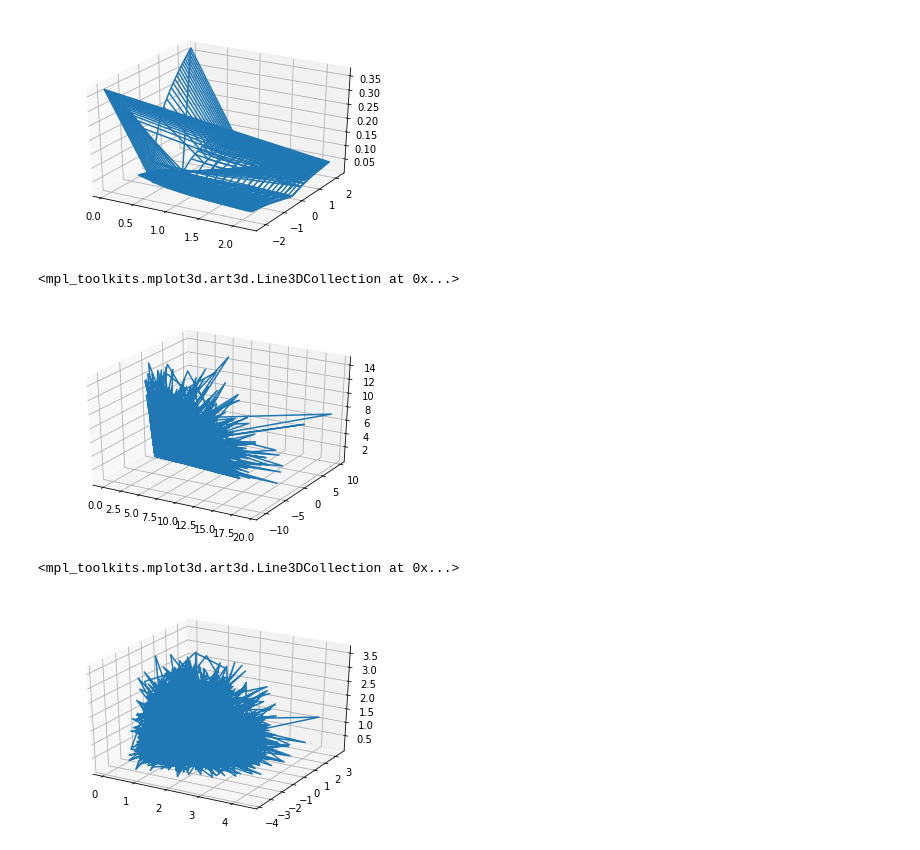
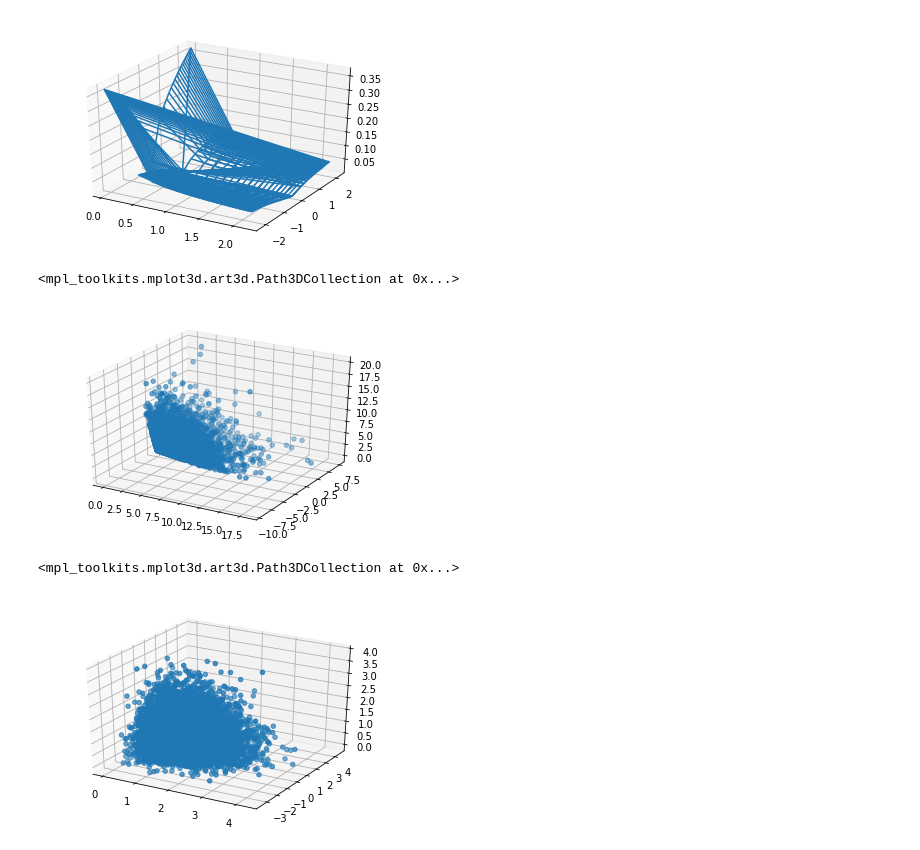
Before and after one commit to nchiprut/cvxOpt, a Jupyter notebook: psdCone.ipynb, the cells around one changed output. Drawn from its saved outputs; the diff is of its cells as text; code cells hidden in the pictures.

```diff
--- a/psdCone.ipynb
+++ b/psdCone.ipynb
@@ -45,10 +44,10 @@ Z = psds[:,1,1]
 # %%
 fig = plt.figure()
 ax = fig.gca(projection='3d')
-ax.plot_wireframe(X, Y, Z)
+ax.scatter(X, Y, Z)
 # %% [output]
-<mpl_toolkits.mplot3d.art3d.Line3DCollection at 0x...>
+<mpl_toolkits.mplot3d.art3d.Path3DCollection at 0x...>
-[figure, old version]
+[figure, new version]
 # %%
 root_arr = np.linalg.cholesky(psds)
 X_L = root_arr[:,0,0].reshape(X.shape)
@@ -57,7 +56,7 @@ Z_L = root_arr[:,1,1].reshape(Z.shape)
 # %%
 fig = plt.figure()
 ax = fig.gca(projection='3d')
-ax.plot_wireframe(X_L, Y_L, Z_L)
+ax.scatter(X_L, Y_L, Z_L)
 # %% [output]
-<mpl_toolkits.mplot3d.art3d.Line3DCollection at 0x...>
+<mpl_toolkits.mplot3d.art3d.Path3DCollection at 0x...>
-[figure, old version]
+[figure, new version]
```
Also changed, not shown: parts of 1 cell of this notebook, 4 other files.
